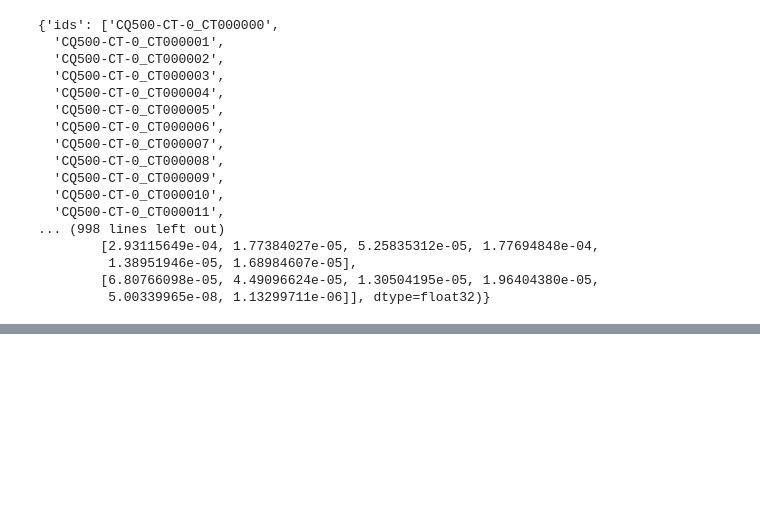
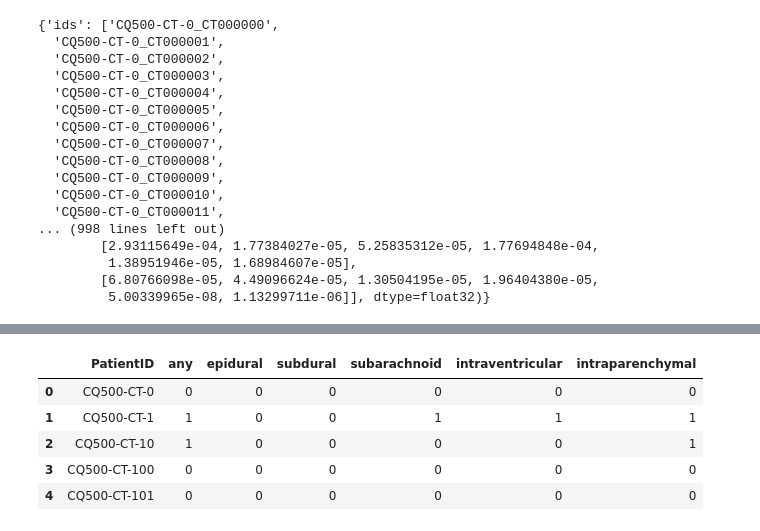
Before and after one commit to appian42/kaggle-rsna-intracranial-hemorrhage, a Jupyter notebook: notebooks/ensemble_dev.ipynb, the cells around one changed output, grey strips where cells are left out. Cells and saved outputs as stored; diff of their text form; code cells hidden in the pictures; blank space fills up the shorter version.

```diff
--- a/notebooks/ensemble_dev.ipynb
+++ b/notebooks/ensemble_dev.ipynb
@@ -84,0 +136,10 @@ df.head()
+# %%
+preds_df = preds_df.groupby("PatientID").any().drop(columns=["ID"]).astype(int).reset_index()
+preds_df.head()
+# %% [output]
+|  | PatientID | any | epidural | subdural | subarachnoid | intraventricular | intraparenchymal |
+| 0 | CQ500-CT-0 | 0 | 0 | 0 | 0 | 0 | 0 |
+| 1 | CQ500-CT-1 | 1 | 0 | 0 | 1 | 1 | 1 |
+| 2 | CQ500-CT-10 | 1 | 0 | 0 | 0 | 0 | 1 |
+| 3 | CQ500-CT-100 | 0 | 0 | 0 | 0 | 0 | 0 |
+| 4 | CQ500-CT-101 | 0 | 0 | 0 | 0 | 0 | 0 |
```
Also changed, not shown: parts of 10 cells of this notebook, 2 other files.
